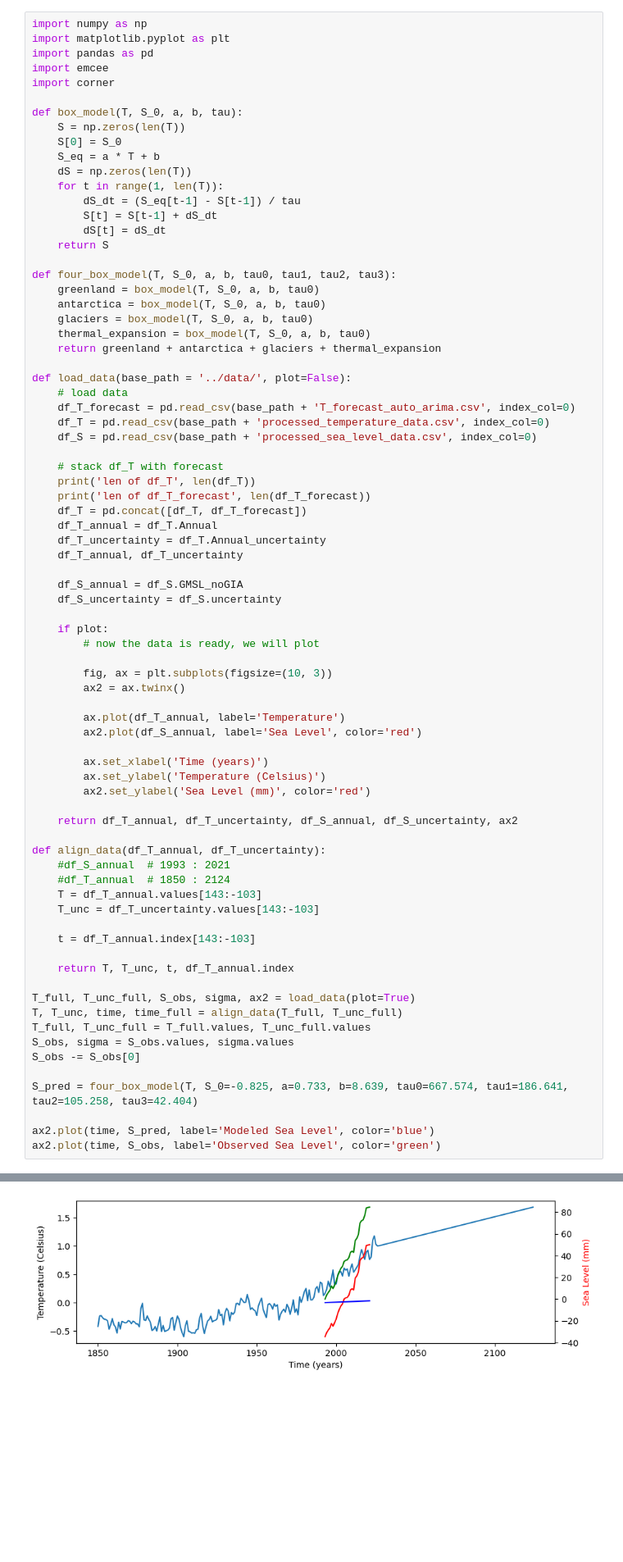
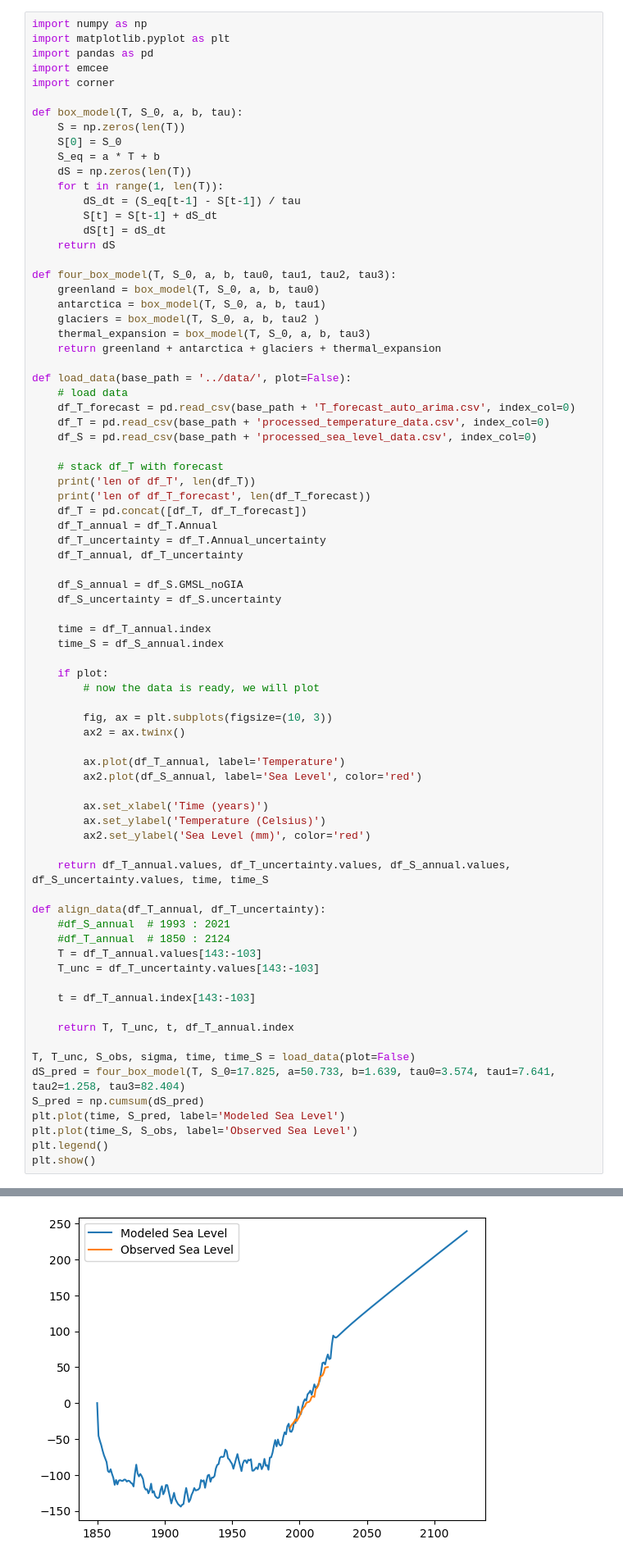
Before and after one commit to tonton-golio/sea-level-change-4box-model, a Jupyter notebook: notebooks/fourboxmodel.ipynb, the cells around one changed output, grey strips where cells are left out. Shown at 82% size. Cells and saved outputs as stored; diff of their text form; blank space fills up the shorter version.

```diff
--- a/notebooks/fourboxmodel.ipynb
+++ b/notebooks/fourboxmodel.ipynb
@@ -14,13 +14,13 @@ def box_model(T, S_0, a, b, tau):
         dS_dt = (S_eq[t-1] - S[t-1]) / tau
         S[t] = S[t-1] + dS_dt
         dS[t] = dS_dt
-    return S
+    return dS
 
 def four_box_model(T, S_0, a, b, tau0, tau1, tau2, tau3):
     greenland = box_model(T, S_0, a, b, tau0)
-    antarctica = box_model(T, S_0, a, b, tau0)
-    glaciers = box_model(T, S_0, a, b, tau0)
-    thermal_expansion = box_model(T, S_0, a, b, tau0)
+    antarctica = box_model(T, S_0, a, b, tau1)
+    glaciers = box_model(T, S_0, a, b, tau2 )
+    thermal_expansion = box_model(T, S_0, a, b, tau3)
     return greenland + antarctica + glaciers + thermal_expansion
 
 def load_data(base_path = '../data/', plot=False):
@@ -40,6 +40,9 @@ def load_data(base_path = '../data/', plot=False):
     df_S_annual = df_S.GMSL_noGIA
     df_S_uncertainty = df_S.uncertainty
 
+    time = df_T_annual.index
+    time_S = df_S_annual.index
+
     if plot:
         # now the data is ready, we will plot
 
@@ -53,7 +56,7 @@ def load_data(base_path = '../data/', plot=False):
         ax.set_ylabel('Temperature (Celsius)')
         ax2.set_ylabel('Sea Level (mm)', color='red')
 
-    return df_T_annual, df_T_uncertainty, df_S_annual, df_S_uncertainty, ax2
+    return df_T_annual.values, df_T_uncertainty.values, df_S_annual.values, df_S_uncertainty.values, time, time_S
 
 def align_data(df_T_annual, df_T_uncertainty):
     #df_S_annual  # 1993 : 2021
@@ -65,16 +68,13 @@ def align_data(df_T_annual, df_T_uncertainty):
 
     return T, T_unc, t, df_T_annual.index
 
-T_full, T_unc_full, S_obs, sigma, ax2 = load_data(plot=True)
-T, T_unc, time, time_full = align_data(T_full, T_unc_full)
-T_full, T_unc_full = T_full.values, T_unc_full.values
-S_obs, sigma = S_obs.values, sigma.values
-S_obs -= S_obs[0]
-
-S_pred = four_box_model(T, S_0=-0.825, a=0.733, b=8.639, tau0=667.574, tau1=186.641, tau2=105.258, tau3=42.404)
-
-ax2.plot(time, S_pred, label='Modeled Sea Level', color='blue')
-ax2.plot(time, S_obs, label='Observed Sea Level', color='green')
+T, T_unc, S_obs, sigma, time, time_S = load_data(plot=False)
+dS_pred = four_box_model(T, S_0=17.825, a=50.733, b=1.639, tau0=3.574, tau1=7.641, tau2=1.258, tau3=82.404)
+S_pred = np.cumsum(dS_pred)
+plt.plot(time, S_pred, label='Modeled Sea Level')
+plt.plot(time_S, S_obs, label='Observed Sea Level')
+plt.legend()
+plt.show()
 # %% [output]
 len of df_T 175
 len of df_T_forecast 100
@@ -82 +81 @@ len of df_T_forecast 100
-[figure, old version]
+[figure, new version]
```
Also changed, not shown: parts of 9 cells of this notebook.
